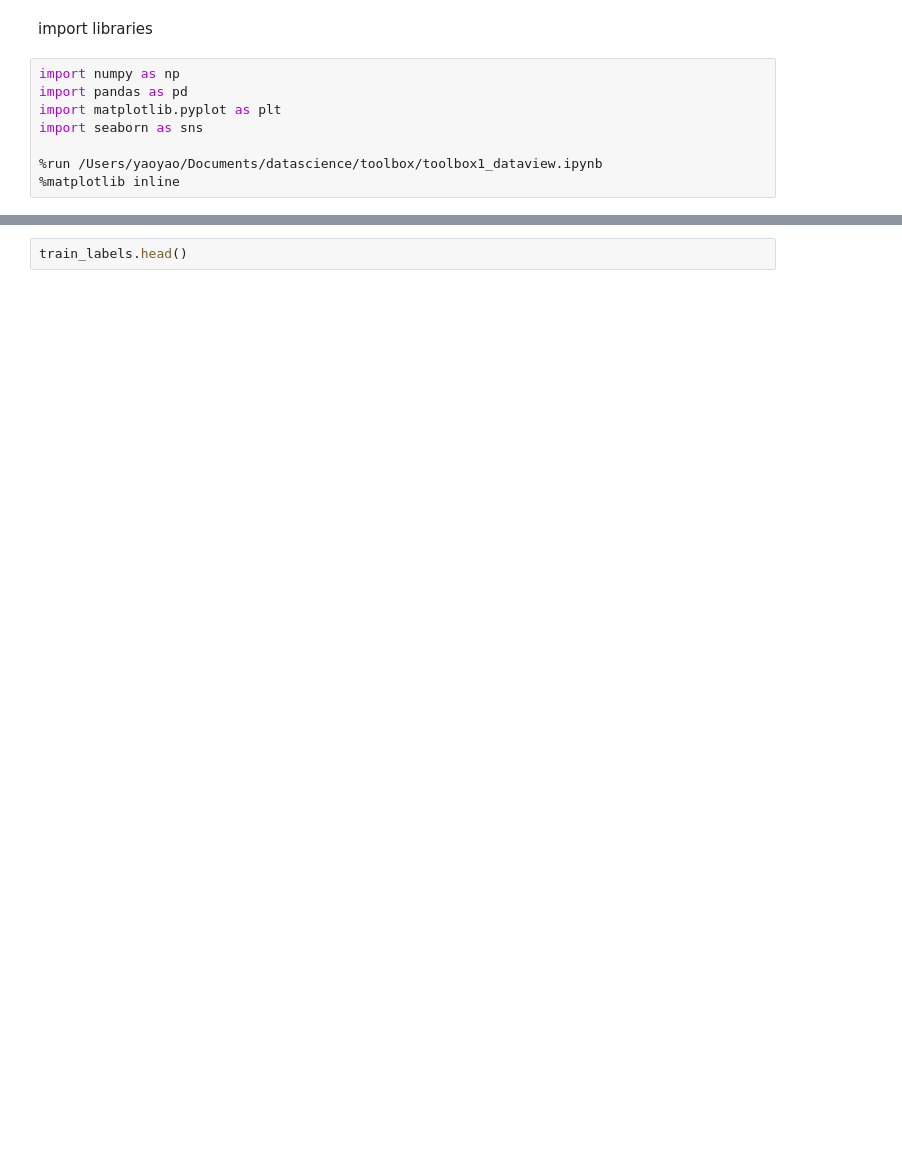
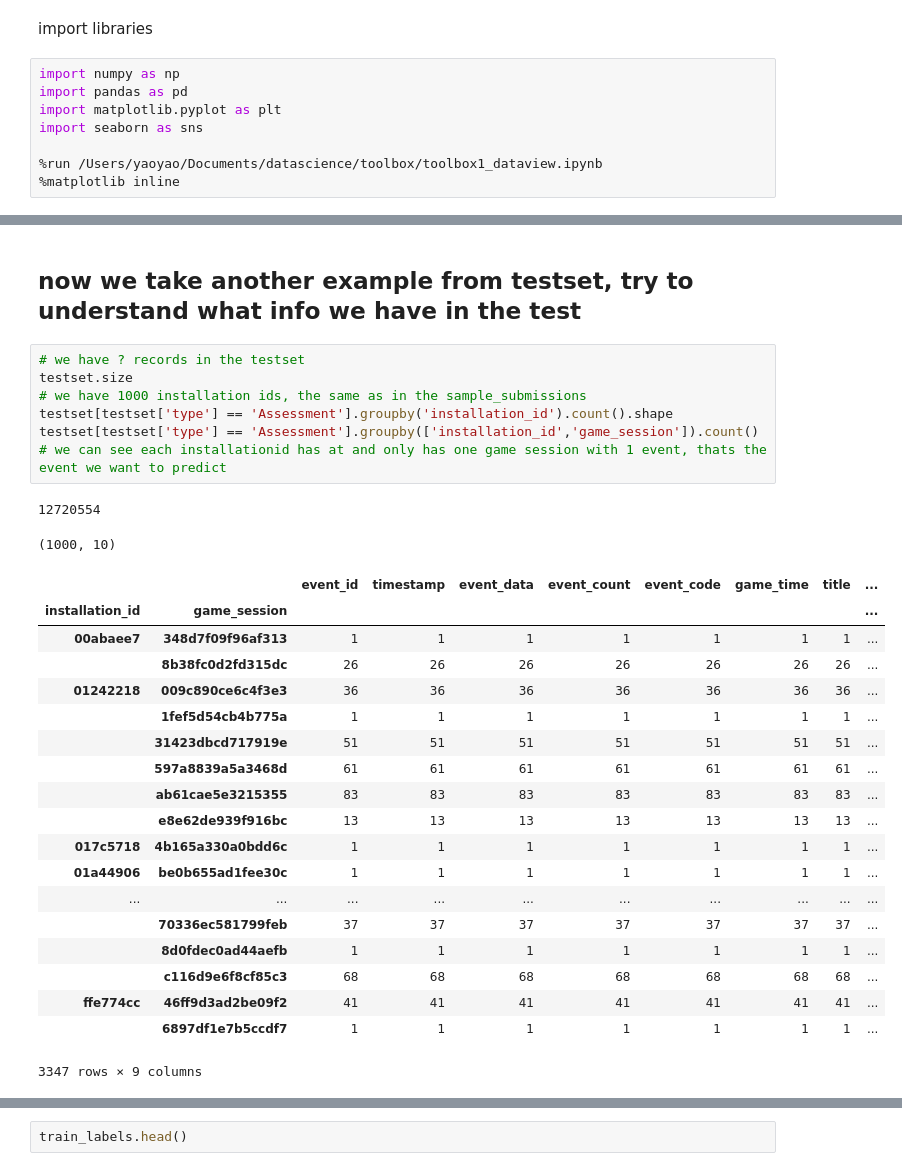
Before and after one commit to yaoyaoustc/Kaggle, a Jupyter notebook: 0106_dsbowl/part1.ipynb, the cells around one changed output, grey strips where cells are left out. Cells and saved outputs as stored; diff of their text form; blank space fills up the shorter version.

```diff
--- a/0106_dsbowl/part1.ipynb
+++ b/0106_dsbowl/part1.ipynb
@@ -19,0 +177,31 @@ specs['info'][0]
+# %% [markdown]
+## now we take another example from testset, try to understand what info we have in the test
+# %%
+# we have ? records in the testset
+testset.size
+# we have 1000 installation ids, the same as in the sample_submissions
+testset[testset['type'] == 'Assessment'].groupby('installation_id').count().shape
+testset[testset['type'] == 'Assessment'].groupby(['installation_id','game_session']).count()
+# we can see each installationid has at and only has one game session with 1 event, thats the event we want to predict
+# %% [output]
+12720554
+(1000, 10)
+|  |  | event_id | timestamp | event_data | event_count | event_code | game_time | title | ... |
+| installation_id | game_session |  |  |  |  |  |  |  | ... |
+| 00abaee7 | 348d7f09f96af313 | 1 | 1 | 1 | 1 | 1 | 1 | 1 | ... |
+|  | 8b38fc0d2fd315dc | 26 | 26 | 26 | 26 | 26 | 26 | 26 | ... |
+| 01242218 | 009c890ce6c4f3e3 | 36 | 36 | 36 | 36 | 36 | 36 | 36 | ... |
+|  | 1fef5d54cb4b775a | 1 | 1 | 1 | 1 | 1 | 1 | 1 | ... |
+|  | 31423dbcd717919e | 51 | 51 | 51 | 51 | 51 | 51 | 51 | ... |
+|  | 597a8839a5a3468d | 61 | 61 | 61 | 61 | 61 | 61 | 61 | ... |
+|  | ab61cae5e3215355 | 83 | 83 | 83 | 83 | 83 | 83 | 83 | ... |
+|  | e8e62de939f916bc | 13 | 13 | 13 | 13 | 13 | 13 | 13 | ... |
+| 017c5718 | 4b165a330a0bdd6c | 1 | 1 | 1 | 1 | 1 | 1 | 1 | ... |
+| 01a44906 | be0b655ad1fee30c | 1 | 1 | 1 | 1 | 1 | 1 | 1 | ... |
+| ... | ... | ... | ... | ... | ... | ... | ... | ... | ... |
+|  | 70336ec581799feb | 37 | 37 | 37 | 37 | 37 | 37 | 37 | ... |
+|  | 8d0fdec0ad44aefb | 1 | 1 | 1 | 1 | 1 | 1 | 1 | ... |
+|  | c116d9e6f8cf85c3 | 68 | 68 | 68 | 68 | 68 | 68 | 68 | ... |
+| ffe774cc | 46ff9d3ad2be09f2 | 41 | 41 | 41 | 41 | 41 | 41 | 41 | ... |
+|  | 6897df1e7b5ccdf7 | 1 | 1 | 1 | 1 | 1 | 1 | 1 | ... |
+3347 rows × 9 columns
```
Also changed, not shown: parts of 44 cells of this notebook, 1 other file.
